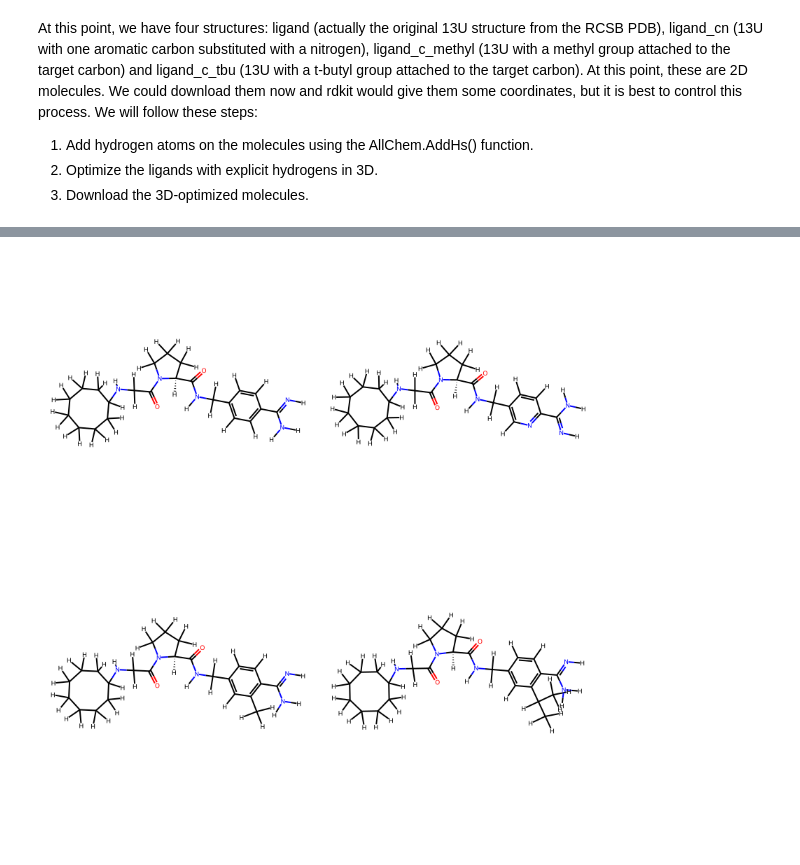
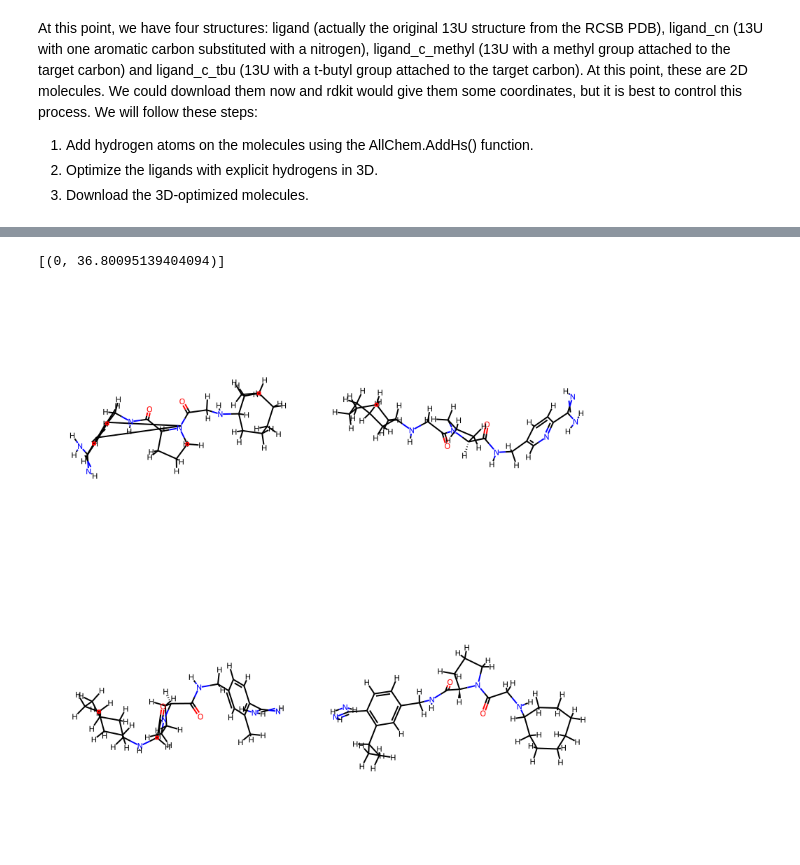
Before and after one commit to MolSSI-Education/python-scripting-biochemistry, a Jupyter notebook: biochemist-python/chapters/Modifying_Ligands_with_rdkit.ipynb, the cells around one changed output, grey strips where cells are left out. Drawn from its saved outputs; the diff is of its cells as text; code cells hidden in the pictures.

Commit message:
optimize in 3D and print 3D sdf files

```diff
--- a/biochemist-python/chapters/Modifying_Ligands_with_rdkit.ipynb
+++ b/biochemist-python/chapters/Modifying_Ligands_with_rdkit.ipynb
@@ -151,0 +274,9 @@ At this point, we have four structures: ligand (actually the original 13U struct
+# %%
+# When the MMFFOptimizeMoleculeConfs function it applied to a file, it optimizes the 3D structure,
+# and actually changes the coordinates for the molecule. It also gives an output that we have
+# stored at opt_13U_H, which is a list (with only one element this time) of tuples. The first number in
+# the tuple indicates if the conformer converged with a value of 0. The second value is the free energy.
+
+opt_13U_H
+# %% [output]
+[(0, 36.80095139404094)]
@@ -152,13 +287,17 @@ At this point, we have four structures: ligand (actually the original 13U struct
 # %%
 # We will use a for loop to add hydrogens to each of ligands
 
 ligands = [ligand, ligand_cn, ligand_c_methyl, ligand_c_tbu]  # A list so we can use a for loop
 ligands_H = []                                                # An empty list to hold the ligands with explicit hydrogens
+lig_converge = []
 
 for mol in ligands:                                           # A for loop to iterate the list of ligands
     mol_H = AllChem.AddHs(mol)                                # The function that adds the hydrogens
+    AllChem.EmbedMolecule(mol_H)
+    opt = AllChem.MMFFOptimizeMoleculeConfs(mol_H)
+    lig_converge.append(opt)
     ligands_H.append(mol_H)                                   # Appending the hydrogenated ligands to the list ligands_H
 
 Draw.MolsToGridImage(ligands_H,molsPerRow=2, subImgSize=(400,400))                # Drawing the molecules for inspection
 # %% [output]
-[figure, old version]
+[figure, new version]
```
Also changed, not shown: parts of 12 cells of this notebook.
